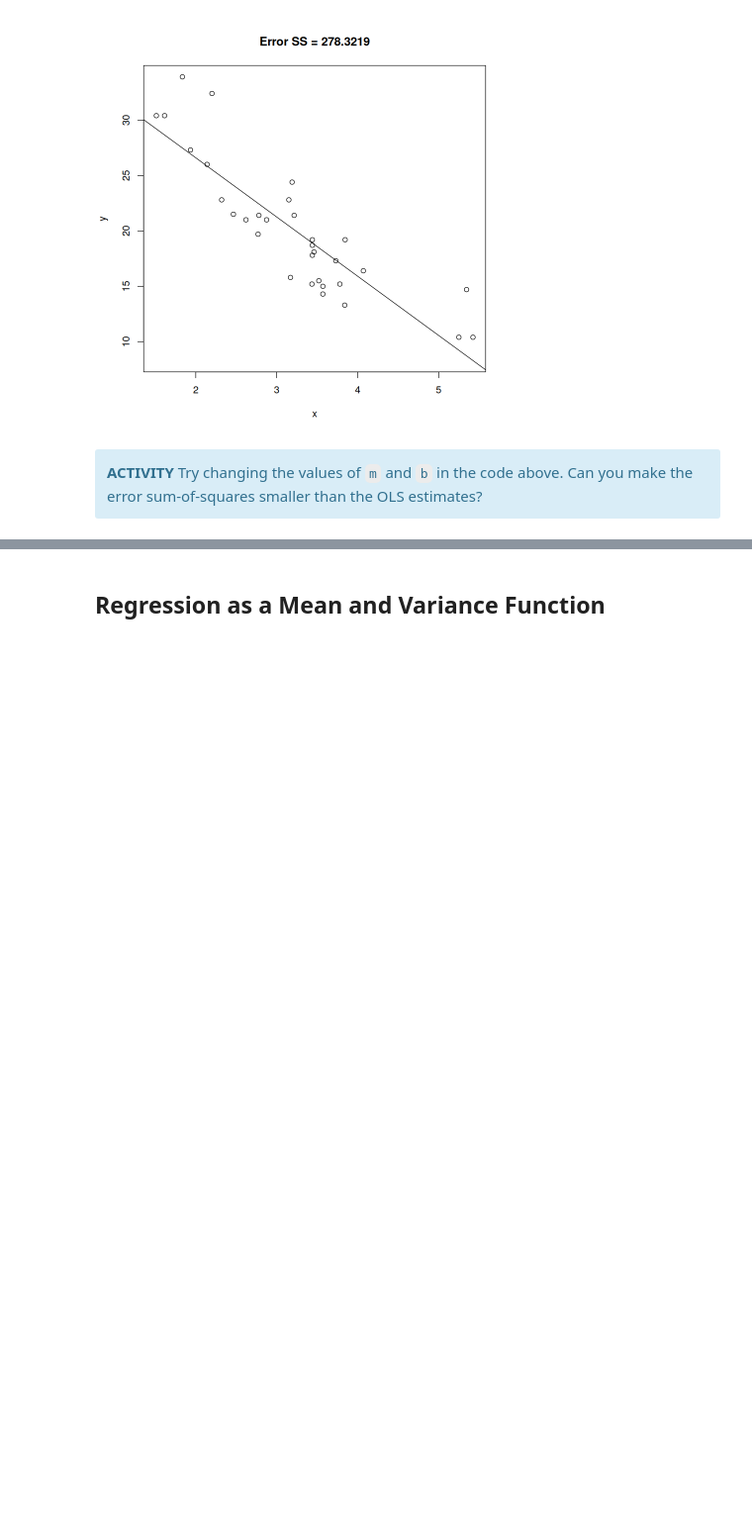
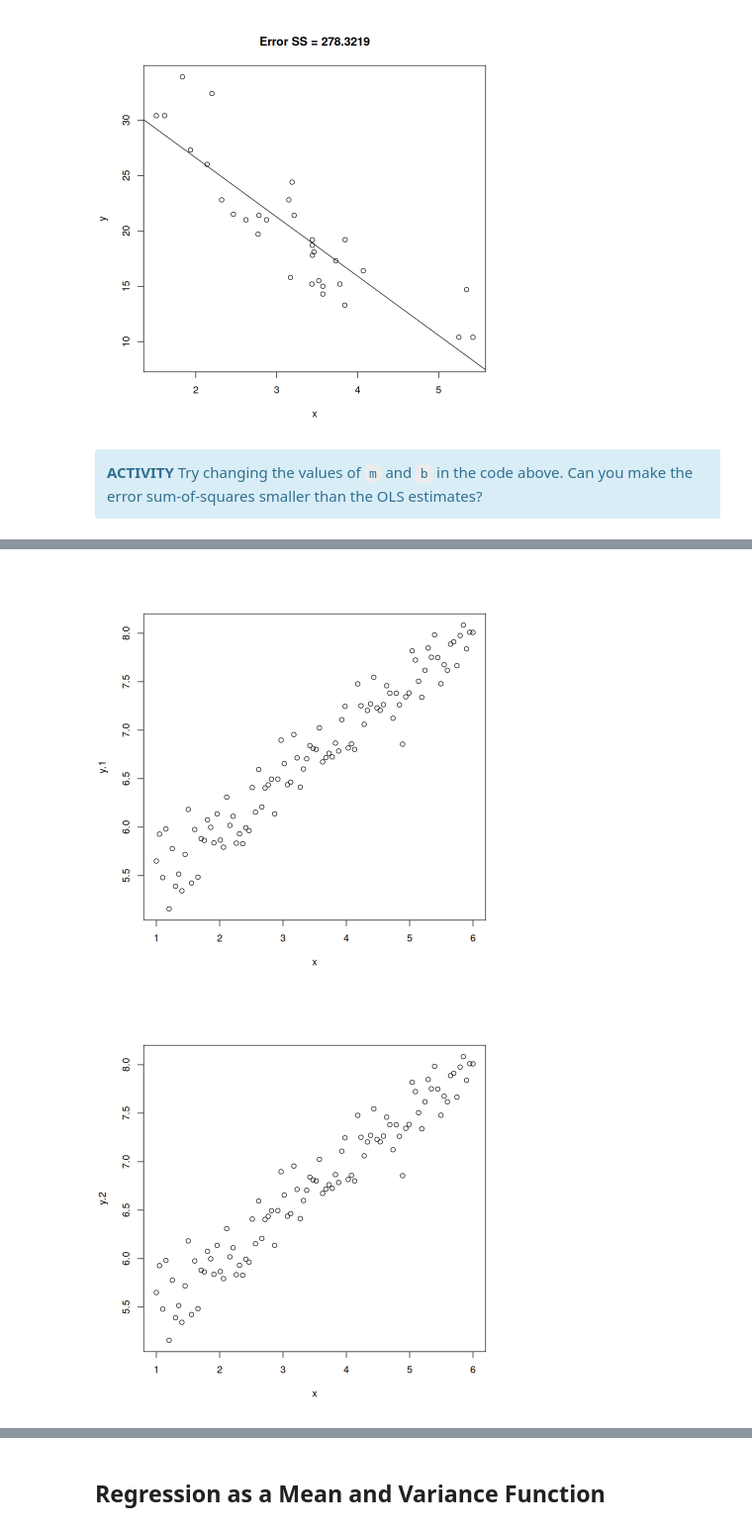
Before and after one commit to PCHN63101-Advanced-Data-Skills/Simple-Multiple-Regression, a Jupyter notebook: _build/jupyter_execute/regression-workshop.ipynb, the cells around one changed output, grey strips where cells are left out. Shown at 99% size. Saved outputs shown, nothing was run; the diff lists cells and outputs as text; code cells hidden in the pictures; blank space fills up the shorter version.

```diff
--- a/_build/jupyter_execute/regression-workshop.ipynb
+++ b/_build/jupyter_execute/regression-workshop.ipynb
@@ -29,0 +34,27 @@ abline(coef=c(b,m))
+# %%
+n      <- 100
+x      <- seq(from=1, to=6, length.out=n)
+beta.0 <- 5
+beta.1 <- 0.5
+sigma  <- 0.2
+
+set.seed(666)
+#===================================================#
+# y ~ N(beta.0 + beta.1*x, sigma)                   #
+#===================================================#
+y.1 <- rnorm(n=n, mean=beta.0 + beta.1*x, sd=sigma)
+
+set.seed(666)
+#===================================================#
+# y = beta.0 + beta.1*x + e                         #
+# e ~ N(0, sigma)                                   #
+#===================================================#
+err <- rnorm(n=n, mean=0, sd=sigma)
+y.2 <- beta.0 + beta.1*x + err
+
+# plots
+plot(x,y.1)
+plot(x,y.2)
+# %% [output]
+[figure, added]
+[figure, added]
```
Also changed, not shown: parts of 19 cells of this notebook, 24 other files.
